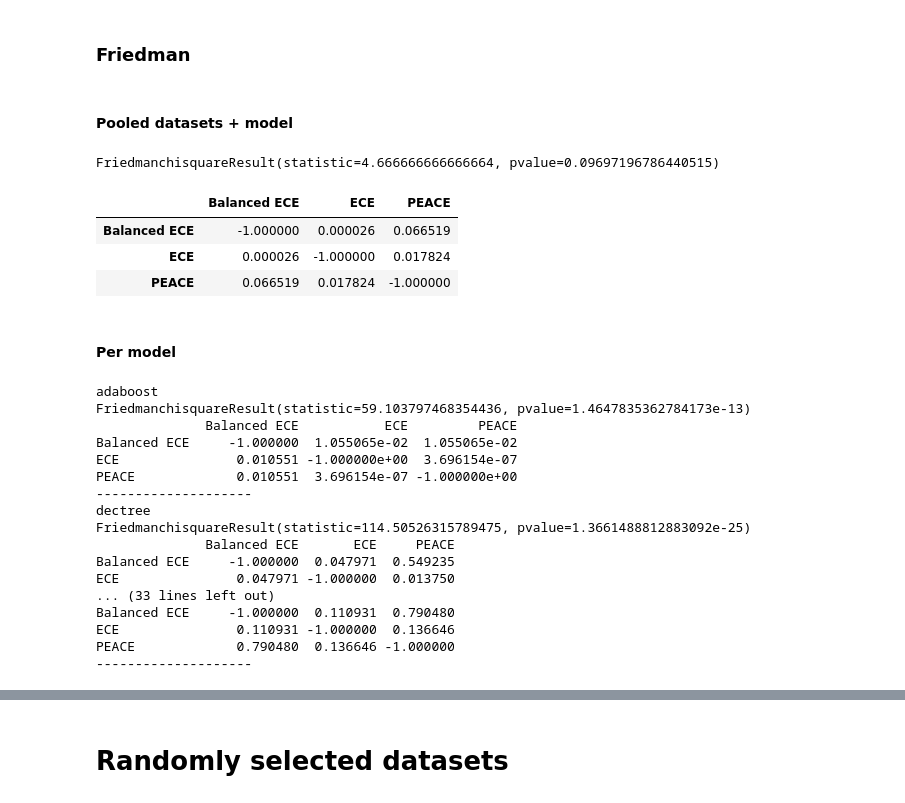
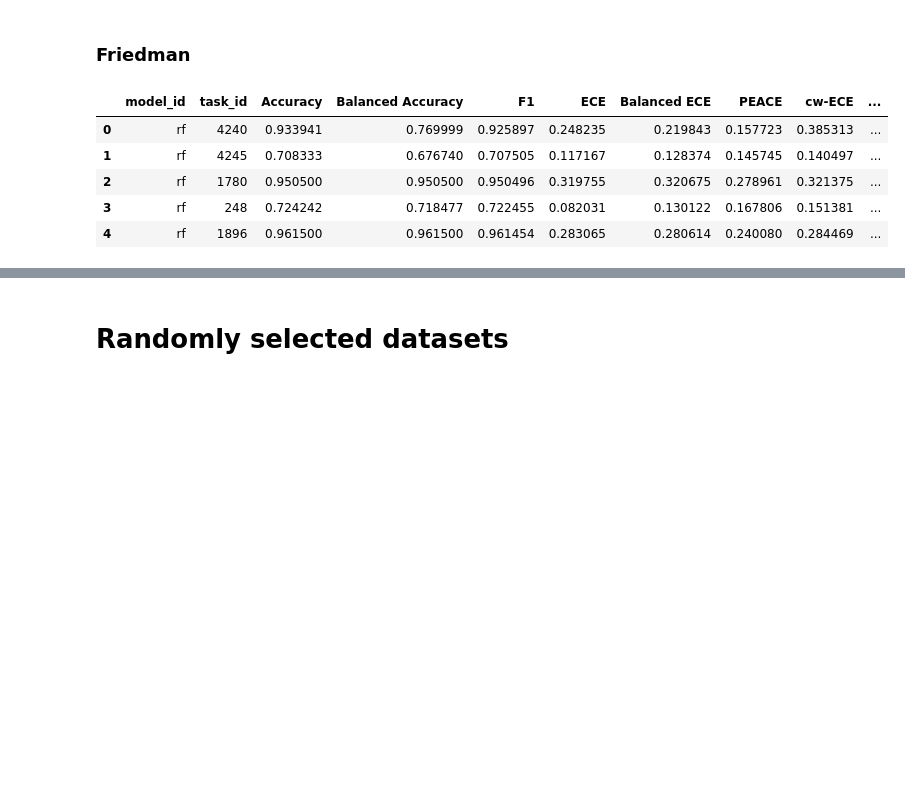
Before and after one commit to MaximLippeveld/riverreliability, a Jupyter notebook: experiments/compare_metrics_over_datasets.ipynb, the cells around one changed output, grey strips where cells are left out. Drawn from its saved outputs; the diff is of its cells as text; code cells hidden in the pictures; blank space fills up the shorter version.

```diff
--- a/experiments/compare_metrics_over_datasets.ipynb
+++ b/experiments/compare_metrics_over_datasets.ipynb
@@ -425,49 +424,12 @@ import scipy.stats
 import scikit_posthocs as sp
 # %% [markdown]
 ### Friedman
-# %% [markdown]
-#### Pooled datasets + model
-# %%
-data = grouped_df.loc[grouped_df["repeat"] == 0, cols].values
-scipy.stats.friedmanchisquare(data[0], data[1], data[2])
-# %% [output]
-FriedmanchisquareResult(statistic=4.666666666666664, pvalue=0.09697196786440515)
-# %%
-long_data = get_longform(grouped_df.loc[grouped_df["repeat"] == 0, cols])
-sp.posthoc_conover(long_data, val_col="value", group_col="metric", p_adjust="holm")
-# %% [output]
-|  | Balanced ECE | ECE | PEACE |
-| Balanced ECE | -1.000000 | 0.000026 | 0.066519 |
-| ECE | 0.000026 | -1.000000 | 0.017824 |
-| PEACE | 0.066519 | 0.017824 | -1.000000 |
-# %% [markdown]
-#### Per model
-# %%
-for idx, model_df in grouped_df.groupby("model_id"):
-    data = model_df.loc[:, cols]
-    test = scipy.stats.friedmanchisquare(data.iloc[:, 0], data.iloc[:, 1], data.iloc[:, 2])
-    print(idx)
-    print(test)
-
-    if test.pvalue < 0.05:
-        long_data = get_longform(data)
-        print(sp.posthoc_conover(long_data, val_col="value", group_col="metric", p_adjust="holm"))
-    print("-"*20)
-# %% [output]
-adaboost
-FriedmanchisquareResult(statistic=59.103797468354436, pvalue=1.4647835362784173e-13)
-              Balanced ECE           ECE         PEACE
-Balanced ECE     -1.000000  1.055065e-02  1.055065e-02
-ECE               0.010551 -1.000000e+00  3.696154e-07
-PEACE             0.010551  3.696154e-07 -1.000000e+00
---------------------
-dectree
-FriedmanchisquareResult(statistic=114.50526315789475, pvalue=1.3661488812883092e-25)
-              Balanced ECE       ECE     PEACE
-Balanced ECE     -1.000000  0.047971  0.549235
-ECE               0.047971 -1.000000  0.013750
-... (33 lines left out)
-Balanced ECE     -1.000000  0.110931  0.790480
-ECE               0.110931 -1.000000  0.136646
-PEACE             0.790480  0.136646 -1.000000
---------------------
+# %%
+df.head()
+# %% [output]
+|  | model_id | task_id | Accuracy | Balanced Accuracy | F1 | ECE | Balanced ECE | PEACE | cw-ECE | ... |
+| 0 | rf | 4240 | 0.933941 | 0.769999 | 0.925897 | 0.248235 | 0.219843 | 0.157723 | 0.385313 | ... |
+| 1 | rf | 4245 | 0.708333 | 0.676740 | 0.707505 | 0.117167 | 0.128374 | 0.145745 | 0.140497 | ... |
+| 2 | rf | 1780 | 0.950500 | 0.950500 | 0.950496 | 0.319755 | 0.320675 | 0.278961 | 0.321375 | ... |
+| 3 | rf | 248 | 0.724242 | 0.718477 | 0.722455 | 0.082031 | 0.130122 | 0.167806 | 0.151381 | ... |
+| 4 | rf | 1896 | 0.961500 | 0.961500 | 0.961454 | 0.283065 | 0.280614 | 0.240080 | 0.284469 | ... |
```
Also changed, not shown: parts of 17 cells of this notebook, 1 other file.
